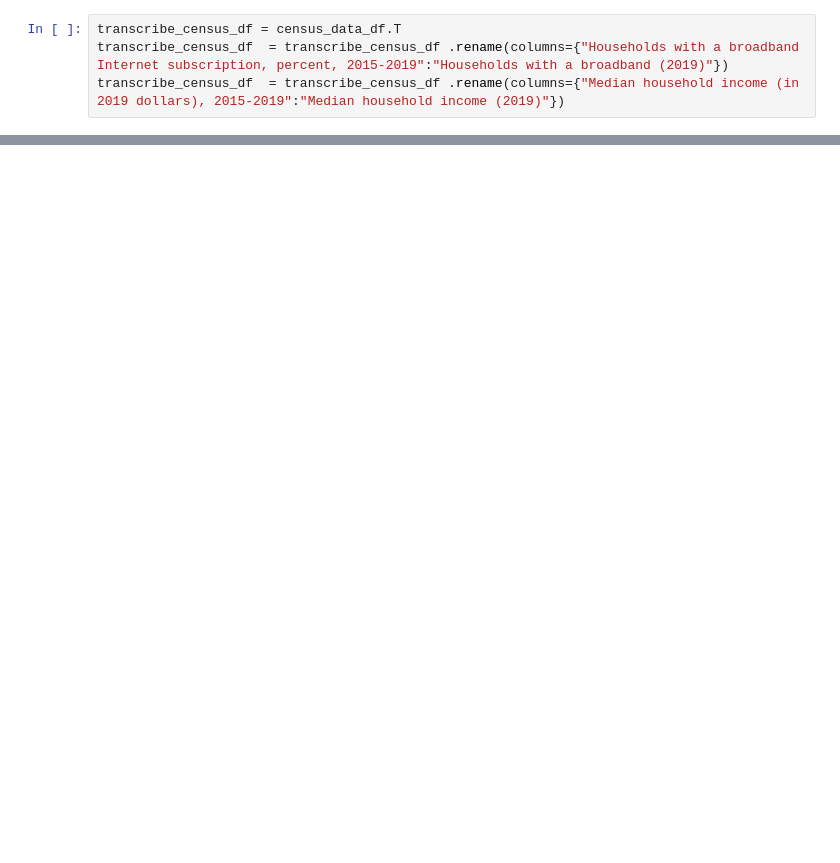
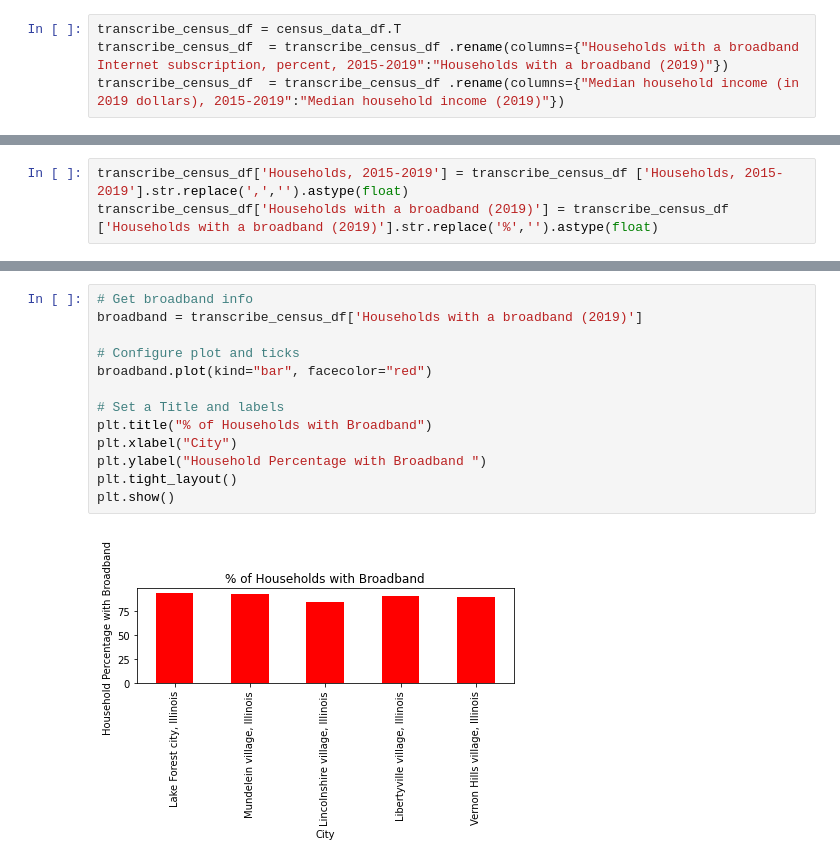
Before and after one commit to RichKirsch80/Competive-Market-Analysis-, a Jupyter notebook: Census_States.ipynb, the cells around one changed output, grey strips where cells are left out. Saved outputs shown, nothing was run; the diff lists cells and outputs as text; blank space fills up the shorter version.

Commit message:
added visualization

```diff
--- a/Census_States.ipynb
+++ b/Census_States.ipynb
@@ -55,0 +55,3 @@ transcribe_census_df
+# %%
+transcribe_census_df['Households, 2015-2019'] = transcribe_census_df ['Households, 2015-2019'].str.replace(',','').astype(float)
+transcribe_census_df['Households with a broadband (2019)'] = transcribe_census_df ['Households with a broadband (2019)'].str.replace('%','').astype(float)
@@ -55,0 +67,15 @@ transcribe_census_df
+# %%
+# Get broadband info
+broadband = transcribe_census_df['Households with a broadband (2019)']
+
+# Configure plot and ticks
+broadband.plot(kind="bar", facecolor="red")
+
+# Set a Title and labels
+plt.title("% of Households with Broadband")
+plt.xlabel("City")
+plt.ylabel("Household Percentage with Broadband ")
+plt.tight_layout()
+plt.show()
+# %% [output]
+[figure, added]
```
Also changed, not shown: parts of 7 cells of this notebook, 3 other files.
